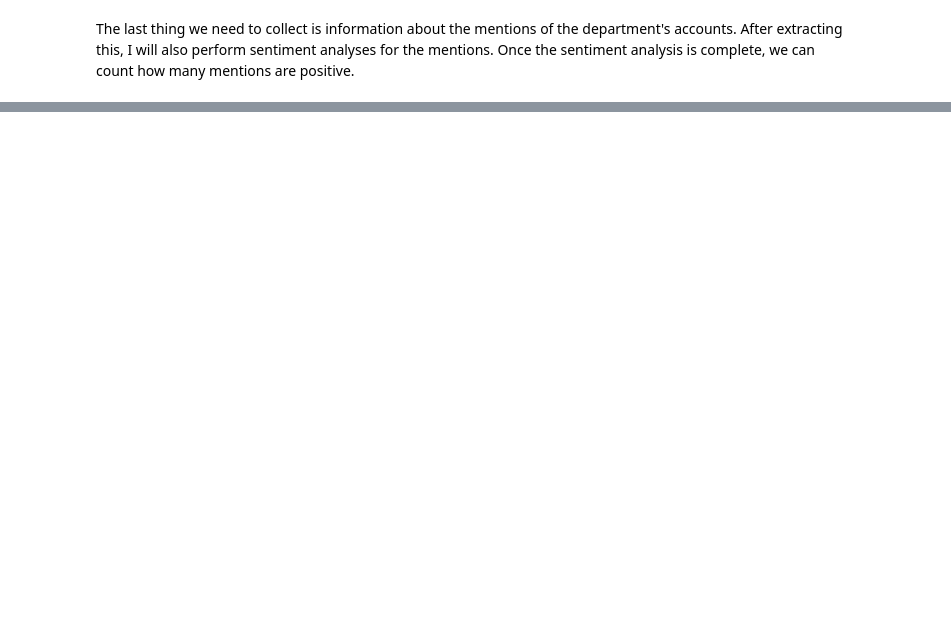
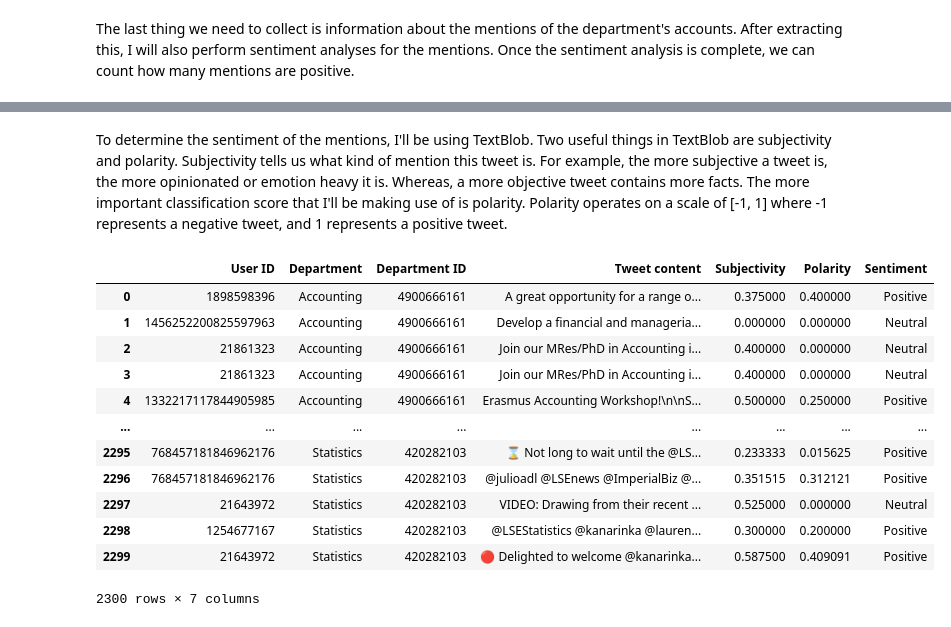
Before and after one commit to RS201918703/Twitter-Analytics, a Jupyter notebook: Project code.ipynb, the cells around one changed output, grey strips where cells are left out. Cells and saved outputs as stored; diff of their text form; code cells hidden in the pictures; blank space fills up the shorter version.

```diff
--- a/Project code.ipynb
+++ b/Project code.ipynb
@@ -803,0 +1231,8 @@ LookupError:
+# %%
+mentions = pd.concat([acc_mentions, anth_mentions, econ_mentions, econhist_mentions,
+         finance_mentions, gender_mentions, geo_mentions, gov_mentions,
+         hp_mentions, ID_mentions, ih_mentions, ir_mentions, lang_mentions,
+         law_mentions, man_mentions, math_mentions, mc_mentions, met_mentions,
+         phil_mentions, psych_mentions, sp_mentions, socio_mentions, stats_mentions], ignore_index=True)
+
+mentions
@@ -803,0 +1253,12 @@ LookupError:
+# %% [markdown]
+To determine the sentiment of the mentions, I'll be using TextBlob. Two useful things in TextBlob are subjectivity and polarity. Subjectivity tells us what kind of mention this tweet is. For example, the more subjective a tweet is, the more opinionated or emotion heavy it is. Whereas, a more objective tweet contains more facts. The more important classification score that I'll be making use of is polarity. Polarity operates on a scale of [-1, 1] where -1 represents a negative tweet, and 1 represents a positive tweet.
+# %%
+#Sentiment analysis code using TextBlob
+from textblob import TextBlob
+
+def Subjectivity(tweet):
+    return TextBlob(tweet).sentiment.subjectivity
+
+#Polarity
+def Polarity(tweet):
+    return TextBlob(tweet).sentiment.polarity
@@ -803,0 +1278,16 @@ LookupError:
+# %%
+mentions
+# %% [output]
+|  | User ID | Department | Department ID | Tweet content | Subjectivity | Polarity | Sentiment |
+| 0 | 1898598396 | Accounting | 4900666161 | A great opportunity for a range o... | 0.375000 | 0.400000 | Positive |
+| 1 | 1456252200825597963 | Accounting | 4900666161 | Develop a financial and manageria... | 0.000000 | 0.000000 | Neutral |
+| 2 | 21861323 | Accounting | 4900666161 | Join our MRes/PhD in Accounting i... | 0.400000 | 0.000000 | Neutral |
+| 3 | 21861323 | Accounting | 4900666161 | Join our MRes/PhD in Accounting i... | 0.400000 | 0.000000 | Neutral |
+| 4 | 1332217117844905985 | Accounting | 4900666161 | Erasmus Accounting Workshop!\n\nS... | 0.500000 | 0.250000 | Positive |
+| ... | ... | ... | ... | ... | ... | ... | ... |
+| 2295 | 768457181846962176 | Statistics | 420282103 | ⌛️ Not long to wait until the @LS... | 0.233333 | 0.015625 | Positive |
+| 2296 | 768457181846962176 | Statistics | 420282103 | @julioadl @LSEnews @ImperialBiz @... | 0.351515 | 0.312121 | Positive |
+| 2297 | 21643972 | Statistics | 420282103 | VIDEO: Drawing from their recent ... | 0.525000 | 0.000000 | Neutral |
+| 2298 | 1254677167 | Statistics | 420282103 | @LSEStatistics @kanarinka @lauren... | 0.300000 | 0.200000 | Positive |
+| 2299 | 21643972 | Statistics | 420282103 | 🔴 Delighted to welcome @kanarinka... | 0.587500 | 0.409091 | Positive |
+2300 rows × 7 columns
```
Also changed, not shown: parts of 39 cells of this notebook.
